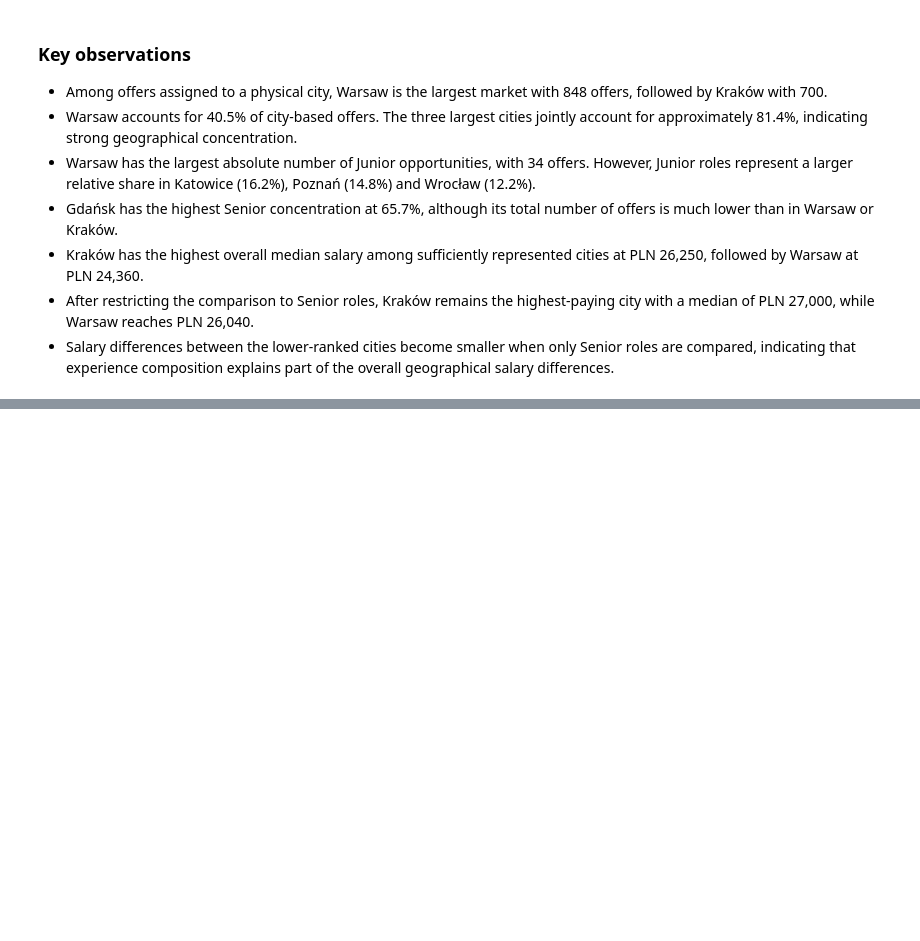
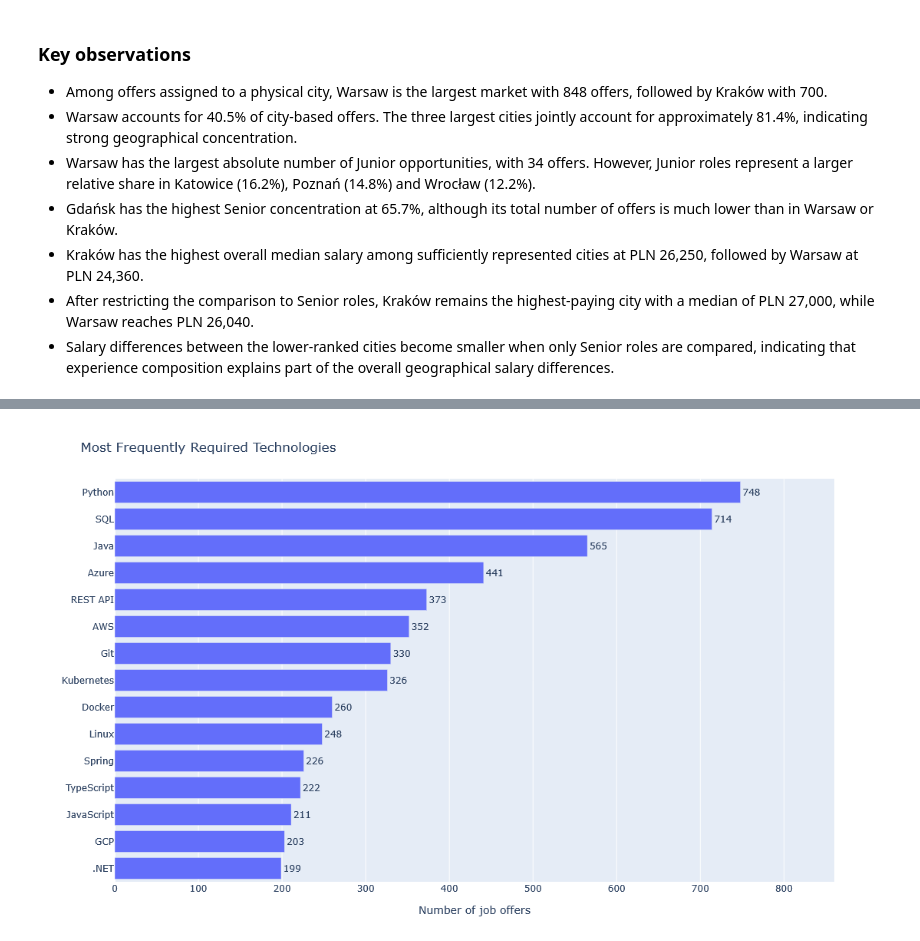
Before and after one commit to MateuszWojno/job_market_intelligence, a Jupyter notebook: notebooks/eda.ipynb, the cells around one changed output, grey strips where cells are left out. Drawn from its saved outputs; the diff is of its cells as text; code cells hidden in the pictures; blank space fills up the shorter version.

Commit message:
Complete location and skills analysis

```diff
--- a/notebooks/eda.ipynb
+++ b/notebooks/eda.ipynb
@@ -2938,0 +3138,20 @@ fig.show()
+# %%
+top_15_skills = (
+    skill_frequency
+    .query("job_offers > 0")
+    .head(15)
+    .copy()
+)
+
+top_15_skills["offer_share_pct"] = (
+    top_15_skills["job_offers"]
+    / df["required_skills"].notna().sum()
+    * 100
+).round(1)
+
+top_15_skills = (
+    top_15_skills
+    .sort_values("job_offers")
+)
+
+top_15_skills
@@ -2938,0 +3175,47 @@ fig.show()
+# %%
+fig = px.bar(
+    top_15_skills,
+    x="job_offers",
+    y="skill",
+    orientation="h",
+    text="job_offers",
+    title="Most Frequently Required Technologies",
+    labels={
+        "job_offers": "Number of job offers",
+        "skill": "Technology",
+    },
+    hover_data={
+        "offer_share_pct": ":.1f",
+    },
+)
+
+fig.update_traces(
+    textposition="outside",
+    cliponaxis=False,
+)
+
+fig.update_layout(
+    showlegend=False,
+    height=650,
+    margin=dict(
+        l=100,
+        r=70,
+        t=70,
+        b=50,
+    ),
+    yaxis=dict(
+        title=None,
+        tickmode="array",
+        tickvals=top_15_skills["skill"],
+        ticktext=top_15_skills["skill"],
+        automargin=True,
+    ),
+    xaxis_range=[
+        0,
+        top_15_skills["job_offers"].max() * 1.15,
+    ],
+)
+
+fig.show()
+# %% [output]
+[figure, added]
```
Also changed, not shown: parts of 39 cells of this notebook.
